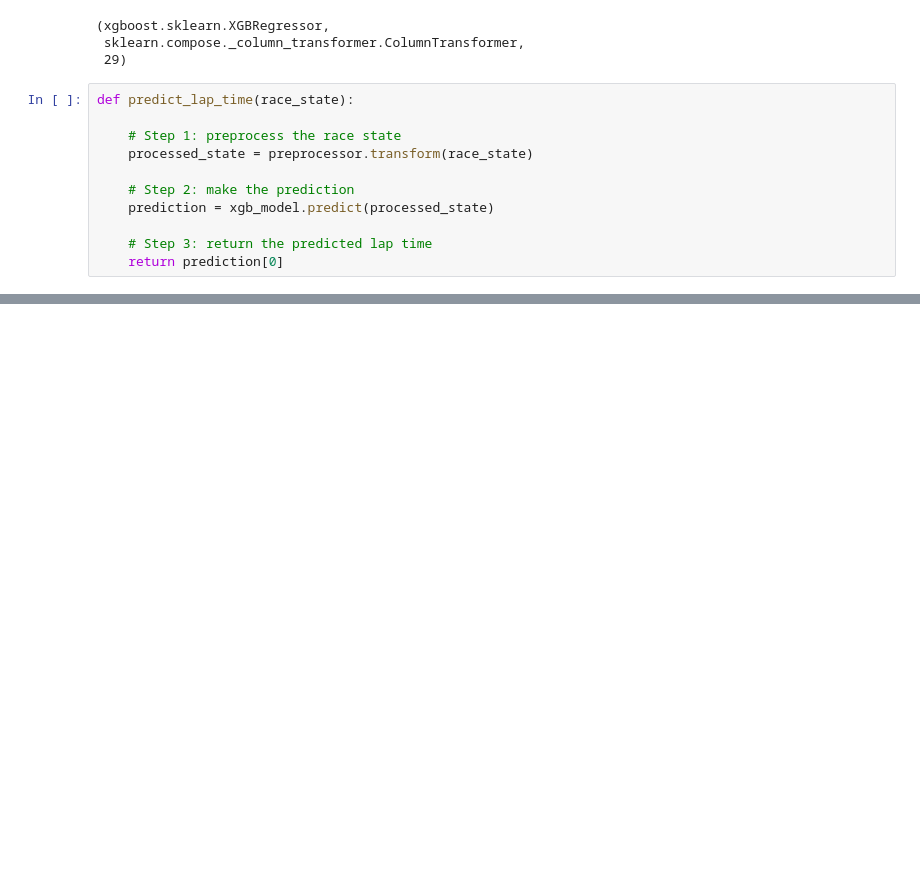
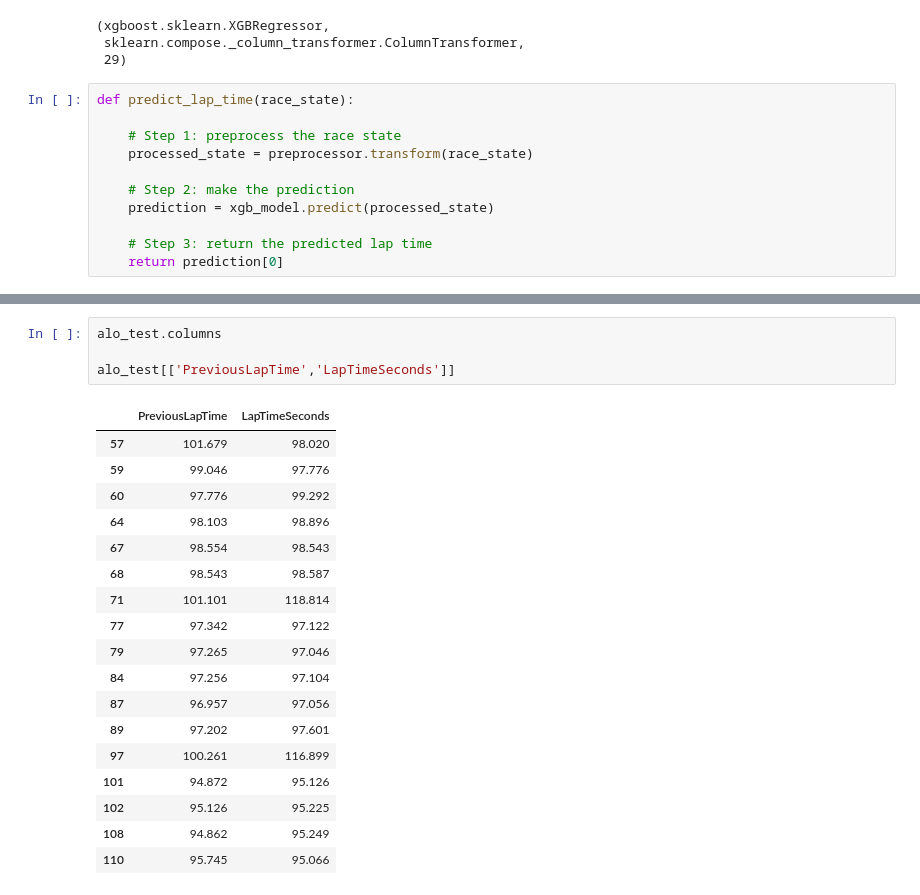
Before and after one commit to mohammedDhinojwala/f1-ai-race-strategy, a Jupyter notebook: notebooks/01_data_investigation.ipynb, the cells around one changed output, grey strips where cells are left out. Saved outputs shown, nothing was run; the diff lists cells and outputs as text; blank space fills up the shorter version.

```diff
--- a/notebooks/01_data_investigation.ipynb
+++ b/notebooks/01_data_investigation.ipynb
@@ -6261,0 +6308,23 @@ Predicted next-lap time: 98.727264
+# %%
+alo_test.columns
+
+alo_test[['PreviousLapTime','LapTimeSeconds']]
+# %% [output]
+|  | PreviousLapTime | LapTimeSeconds |
+| 57 | 101.679 | 98.020 |
+| 59 | 99.046 | 97.776 |
+| 60 | 97.776 | 99.292 |
+| 64 | 98.103 | 98.896 |
+| 67 | 98.554 | 98.543 |
+| 68 | 98.543 | 98.587 |
+| 71 | 101.101 | 118.814 |
+| 77 | 97.342 | 97.122 |
+| 79 | 97.265 | 97.046 |
+| 84 | 97.256 | 97.104 |
+| 87 | 96.957 | 97.056 |
+| 89 | 97.202 | 97.601 |
+| 97 | 100.261 | 116.899 |
+| 101 | 94.872 | 95.126 |
+| 102 | 95.126 | 95.225 |
+| 108 | 94.862 | 95.249 |
+| 110 | 95.745 | 95.066 |
```
Also changed, not shown: parts of 22 cells of this notebook.
